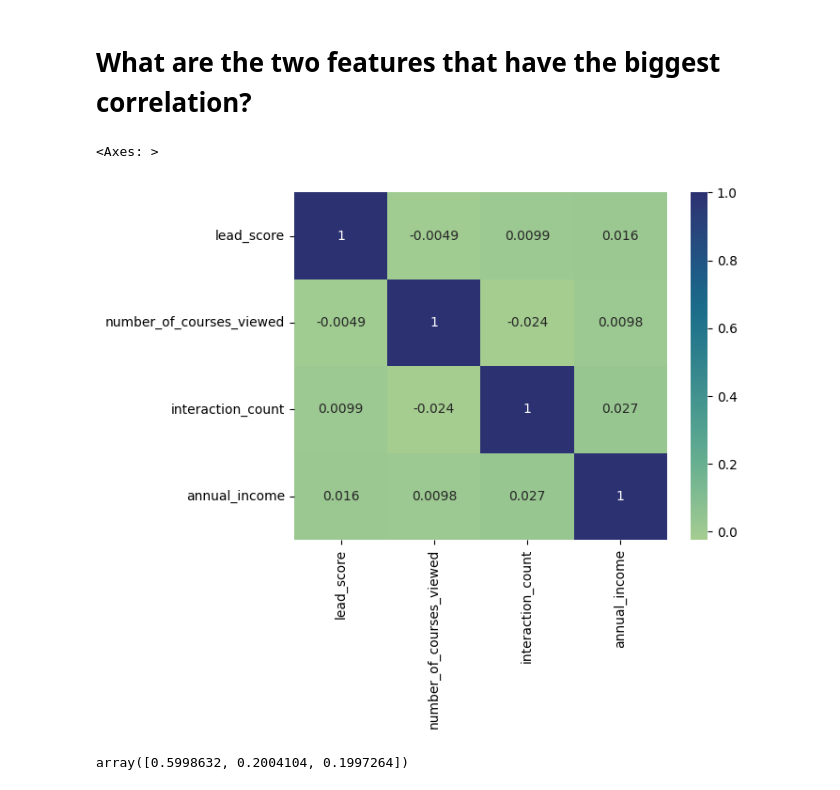
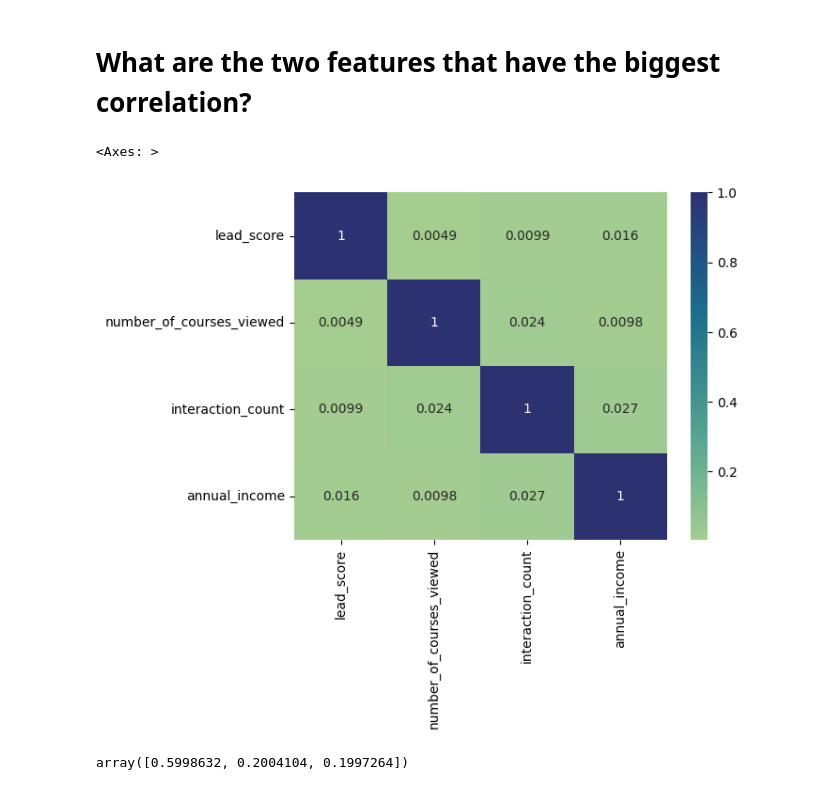
Before and after one commit to chanana/mlzoomcamp, a Jupyter notebook: notebooks/03-classification/homework.ipynb, the cells around one changed output. Saved outputs shown, nothing was run; the diff lists cells and outputs as text; code cells hidden in the pictures.

```diff
--- a/notebooks/03-churn-prediction/homework.ipynb
+++ b/notebooks/03-classification/homework.ipynb
@@ -94,11 +94,11 @@ df.industry.mode().values[0]
 # %%
 import seaborn as sns
 
 corr = df[numerical_features].corr()
-sns.heatmap(corr, annot=True, cmap="crest")
+sns.heatmap(abs(corr), annot=True, cmap="crest")
 # %% [output]
 <Axes: >
-[figure, old version]
+[figure, new version]
 # %%
 import numpy as np
 from sklearn.model_selection import train_test_split
```
